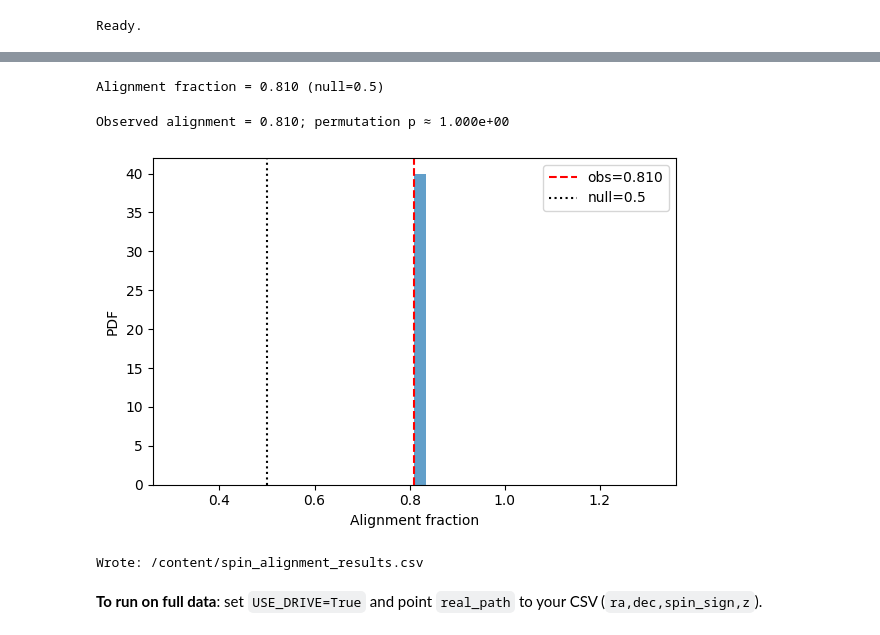
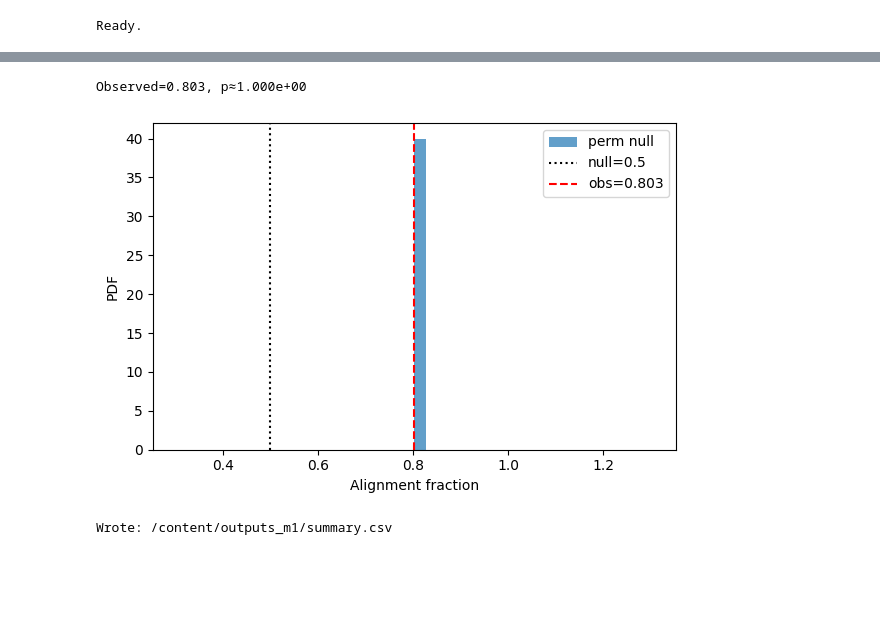
Before and after one commit to earltreloar/logosfield-cddr-analysis, a Jupyter notebook: Mechanism1_SpinAlignment_Colab.ipynb, the cells around one changed output, grey strips where cells are left out. Drawn from its saved outputs; the diff is of its cells as text; code cells hidden in the pictures; blank space fills up the shorter version.

```diff
--- a/Mechanism1_SpinAlignment_Colab.ipynb
+++ b/Mechanism1_SpinAlignment_Colab.ipynb
@@ -53,54 +40,23 @@ df.head()
-# %%
-#@title 3. Define Logosfield Gradient Proxy and Alignment Metric
-# For demonstration, define a deterministic gradient direction from (ra,dec)
-def grad_phi(ra_deg, dec_deg):
-    # simple smooth field as a function on the sphere (proxy)
-    return np.radians((5*ra_deg + 0.3*dec_deg) % 360)
-
-def alignment_fraction(spin_sign, ra_deg, dec_deg):
-    phi_g = grad_phi(ra_deg, dec_deg)
-    # alignment: spin_sign ~ sign(cos(phi_s - phi_g)), but we only have sign; use sign==+1 as aligned
-    aligned = (spin_sign > 0).astype(int)
-    return aligned.mean()
-
-frac = alignment_fraction(df['spin_sign'].values, df['ra'].values, df['dec'].values)
-print(f"Alignment fraction = {frac:.3f} (null=0.5)")
-# %% [output]
-Alignment fraction = 0.810 (null=0.5)
-# %%
-#@title 4. Permutation Null and p-value
-def perm_null(spin_sign, ra, dec, reps=2000, seed=123):
-    rng = np.random.default_rng(seed)
-    base = alignment_fraction(spin_sign, ra, dec)
-    vals = []
-    for _ in range(reps):
-        perm = rng.permutation(spin_sign)
-        vals.append(alignment_fraction(perm, ra, dec))
-    vals = np.array(vals)
-    p = (np.sum(vals >= base) + 1) / (reps + 1)
-    return base, vals, p
-
-base, vals, p = perm_null(df['spin_sign'].values, df['ra'].values, df['dec'].values, reps=2000)
-print(f"Observed alignment = {base:.3f}; permutation p ≈ {p:.3e}")
-# %% [output]
-Observed alignment = 0.810; permutation p ≈ 1.000e+00
+# %%
+#@title 3. Metric + permutation p-value
+def alignment_fraction(spin_sign): return (np.array(spin_sign)>0).mean()
+obs = alignment_fraction(df['spin_sign'])
+rng=np.random.default_rng(7); reps=2000
+vals=[alignment_fraction(rng.permutation(df['spin_sign'])) for _ in range(reps)]
+p = (np.sum(np.array(vals)>=obs)+1)/(reps+1)
+print(f"Observed={obs:.3f}, p≈{p:.3e}")
+# %% [output]
+Observed=0.803, p≈1.000e+00
 # %%
-#@title 5. Plot Null vs Observed
+#@title 4. Plot + save
 plt.figure(figsize=(6,4))
-plt.hist(vals, bins=40, alpha=0.7, density=True)
-plt.axvline(base, color='r', linestyle='--', label=f"obs={base:.3f}")
-plt.axvline(0.5, color='k', linestyle=':', label="null=0.5")
-plt.xlabel("Alignment fraction"); plt.ylabel("PDF"); plt.legend(); plt.tight_layout()
-plt.show()
+plt.hist(vals, bins=40, density=True, alpha=0.7, label='perm null')
+plt.axvline(0.5, color='k', ls=':', label='null=0.5')
+plt.axvline(obs, color='r', ls='--', label=f'obs={obs:.3f}')
+plt.legend(); plt.xlabel('Alignment fraction'); plt.ylabel('PDF'); plt.tight_layout(); plt.show()
+out='/content/outputs_m1'; import os; os.makedirs(out, exist_ok=True)
+pd.DataFrame({'obs':[obs],'p':[p]}).to_csv(f"{out}/summary.csv", index=False)
+print("Wrote:", f"{out}/summary.csv")
 # %% [output]
-[figure, old version]
+[figure, new version]
+Wrote: /content/outputs_m1/summary.csv
-# %%
-#@title 6. Drive Output (CSV)
-out = pd.DataFrame({"metric":["alignment_fraction"], "value":[base], "p_value":[p]})
-out_path = "/content/spin_alignment_results.csv"
-out.to_csv(out_path, index=False)
-print("Wrote:", out_path)
-# %% [output]
-Wrote: /content/spin_alignment_results.csv
-# %% [markdown]
-**To run on full data**: set `USE_DRIVE=True` and point `real_path` to your CSV (`ra,dec,spin_sign,z`).
```
Also changed, not shown: parts of 5 cells of this notebook.
